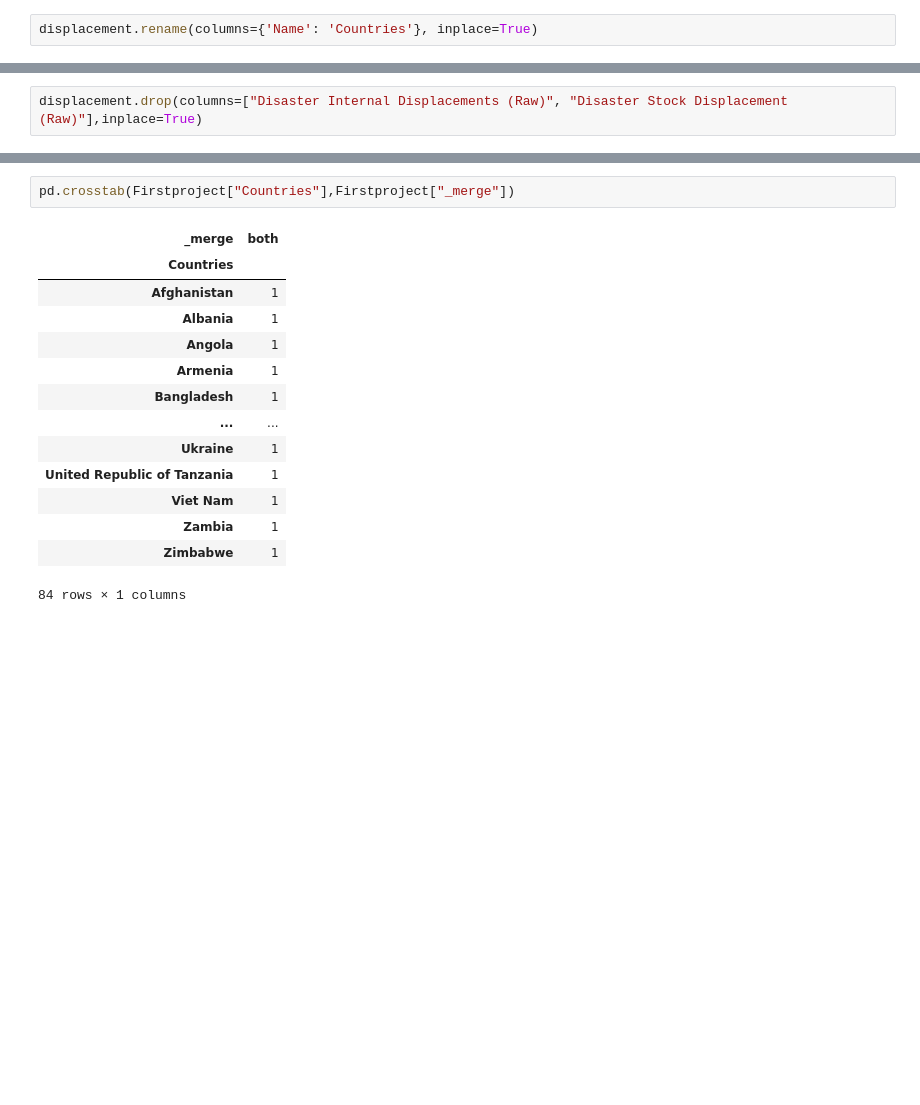
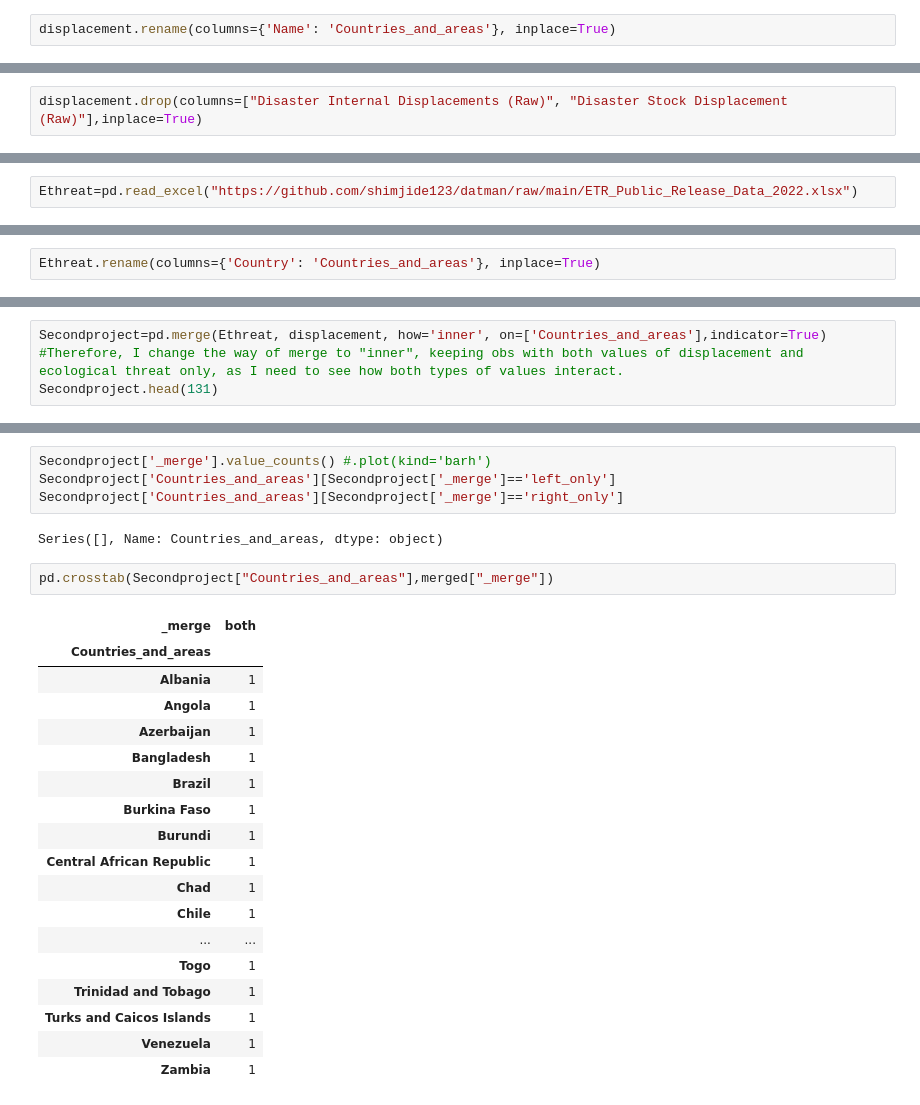
Before and after one commit to shimjide123/datman, a Jupyter notebook: PS3_by_Yu_Nong.ipynb, the cells around one changed output, grey strips where cells are left out. Cells and saved outputs as stored; diff of their text form; blank space fills up the shorter version.

```diff
--- a/PS3_by_Yu_Nong.ipynb
+++ b/PS3_by_Yu_Nong.ipynb
@@ -359,7 +473,7 @@ displacement.head()
 | 3 | ALB | Albania | 2022 | NaN | NaN | NaN | ... |
 | 4 | ARG | Argentina | 2022 | NaN | NaN | NaN | ... |
 # %%
-displacement.rename(columns={'Name': 'Countries'}, inplace=True)
+displacement.rename(columns={'Name': 'Countries_and_areas'}, inplace=True)
 # %%
 displacement.drop(columns=["ISO3","Conflict Stock Displacement (Raw)", "Conflict Internal Displacements (Raw)"],inplace=True)
 # %%
@@ -378 +493,3 @@ Firstproject=displacement.merge(Merged2, on='Countries', how='outer')
+# %%
+Ethreat=pd.read_excel("https://github.com/shimjide123/datman/raw/main/ETR_Public_Release_Data_2022.xlsx")
 # %%
@@ -386,0 +504,2 @@ Firstproject.head()
+# %%
+Ethreat.rename(columns={'Country': 'Countries_and_areas'}, inplace=True)
@@ -386,0 +589,3 @@ Firstproject.head()
+# %%
+Secondproject=pd.merge(Ethreat, displacement, how='inner', on=['Countries_and_areas'],indicator=True) #Therefore, I change the way of merge to "inner", keeping obs with both values of displacement and ecological threat only, as I need to see how both types of values interact.
+Secondproject.head(131)
@@ -387,17 +606,27 @@ Firstproject.head()
+# %%
+Secondproject['_merge'].value_counts() #.plot(kind='barh')
+Secondproject['Countries_and_areas'][Secondproject['_merge']=='left_only']
+Secondproject['Countries_and_areas'][Secondproject['_merge']=='right_only']
+# %% [output]
+Series([], Name: Countries_and_areas, dtype: object)
 # %%
-pd.crosstab(Firstproject["Countries"],Firstproject["_merge"])
+pd.crosstab(Secondproject["Countries_and_areas"],merged["_merge"])
 # %% [output]
 | _merge | both |
-| Countries |  |
-| Afghanistan | 1 |
+| Countries_and_areas |  |
 | Albania | 1 |
 | Angola | 1 |
-| Armenia | 1 |
+| Azerbaijan | 1 |
 | Bangladesh | 1 |
+| Brazil | 1 |
+| Burkina Faso | 1 |
+| Burundi | 1 |
+| Central African Republic | 1 |
+| Chad | 1 |
+| Chile | 1 |
 | ... | ... |
-| Ukraine | 1 |
-| United Republic of Tanzania | 1 |
-| Viet Nam | 1 |
+| Togo | 1 |
+| Trinidad and Tobago | 1 |
+| Turks and Caicos Islands | 1 |
+| Venezuela | 1 |
 | Zambia | 1 |
-| Zimbabwe | 1 |
-84 rows × 1 columns
```
Also changed, not shown: parts of 48 cells of this notebook.
